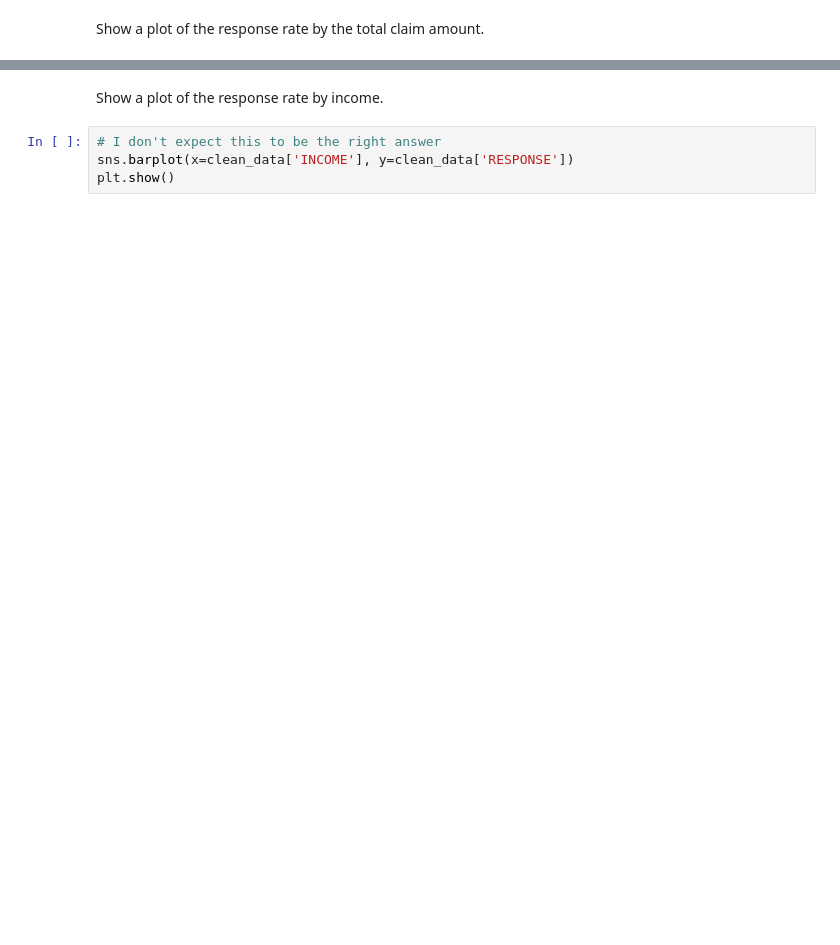
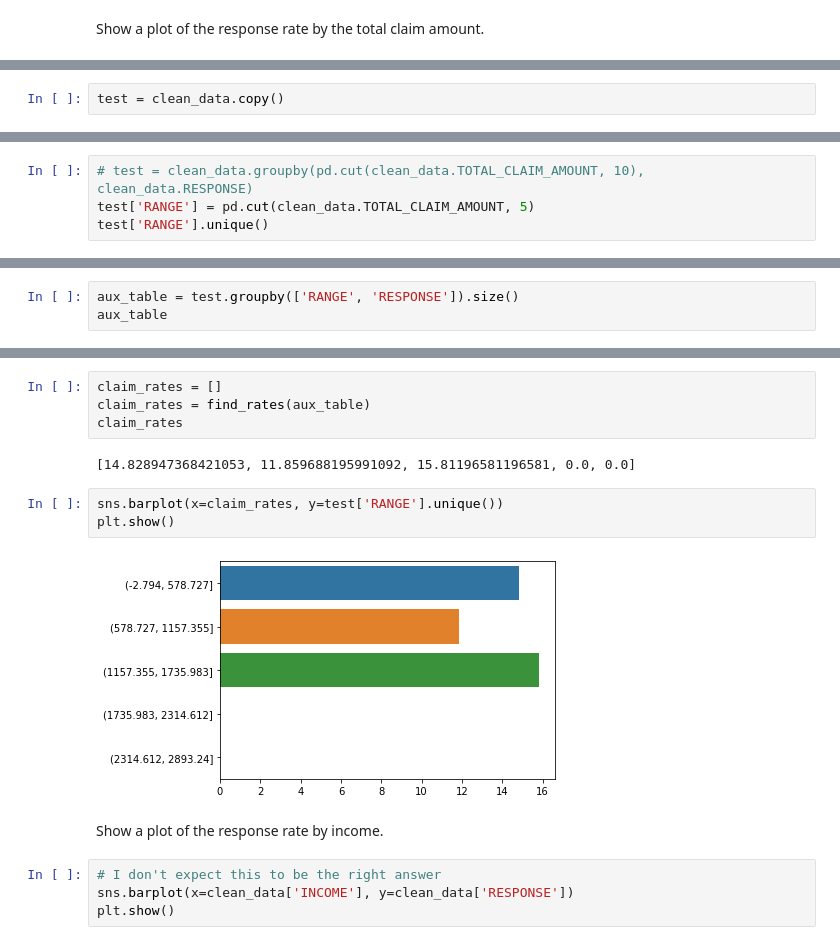
Before and after one commit to cargide/Customer-Analysis-Round, a Jupyter notebook: Customer Analysis Round 2.ipynb, the cells around one changed output, grey strips where cells are left out. Cells and saved outputs as stored; diff of their text form; blank space fills up the shorter version.

```diff
--- a/Customer Analysis Round 2.ipynb
+++ b/Customer Analysis Round 2.ipynb
@@ -405,0 +404,2 @@ plt.show()
+# %%
+test = clean_data.copy()
@@ -405,0 +408,4 @@ plt.show()
+# %%
+# test = clean_data.groupby(pd.cut(clean_data.TOTAL_CLAIM_AMOUNT, 10), clean_data.RESPONSE)
+test['RANGE'] = pd.cut(clean_data.TOTAL_CLAIM_AMOUNT, 5)
+test['RANGE'].unique()
@@ -405,0 +415,3 @@ plt.show()
+# %%
+aux_table = test.groupby(['RANGE', 'RESPONSE']).size()
+aux_table
@@ -406,3 +431,14 @@ plt.show()
+# %%
+claim_rates = []
+claim_rates = find_rates(aux_table)
+claim_rates
+# %% [output]
+[14.828947368421053, 11.859688195991092, 15.81196581196581, 0.0, 0.0]
+# %%
+sns.barplot(x=claim_rates, y=test['RANGE'].unique())
+plt.show()
+# %% [output]
+[figure, added]
 # %% [markdown]
 Show a plot of the response rate by income.
 # %%
```
Also changed, not shown: parts of 33 cells of this notebook.
